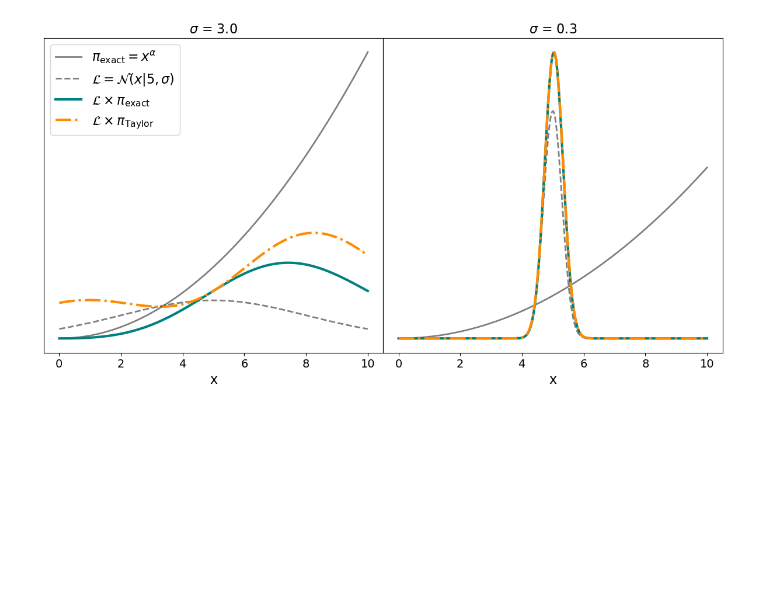
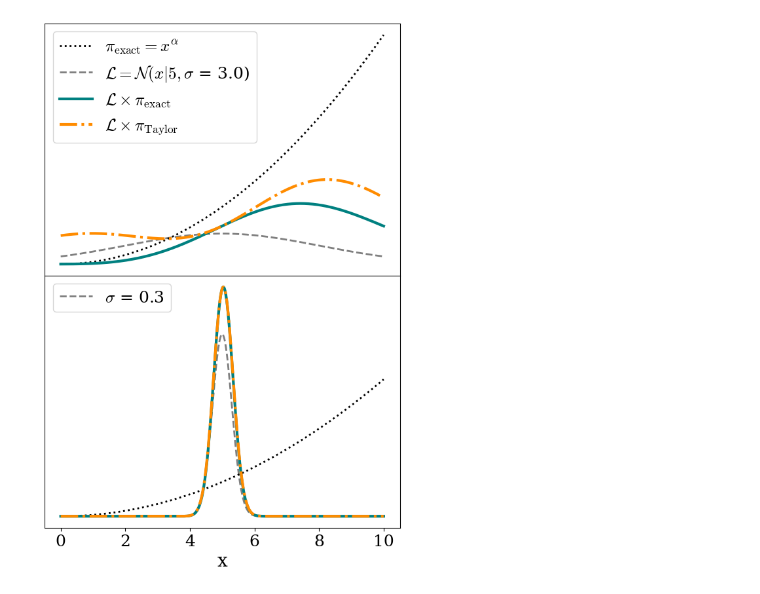
Before and after one commit to perturber/Hierarchical, a Jupyter notebook: plots/visual_taylorexpansion.ipynb, the cells around one changed output. Saved outputs shown, nothing was run; the diff lists cells and outputs as text; code cells hidden in the pictures; blank space fills up the shorter version.

```diff
--- a/plots/visual_taylorexpansion.ipynb
+++ b/plots/visual_taylorexpansion.ipynb
@@ -2,43 +2,58 @@
 import numpy as np
 import matplotlib.pyplot as plt
 from scipy.stats import norm
+plt.rcParams["font.family"] = "serif"
+plt.rcParams["mathtext.fontset"] = "cm"  # cm = Computer Modern
 # %%
 def prior(x, alpha):
     return x ** alpha
 
 def prior_taylor(x, x_hat, alpha):
     return (x_hat ** alpha) + ((x - x_hat) * alpha * x_hat ** (alpha - 1)) + ((x - x_hat) ** 2 * alpha ** 2 * x_hat ** (alpha - 2))
 
 def likelihood(x, x_hat, sigma):
     return norm.pdf(x, loc=x_hat, scale=sigma)
 
 alpha = 2.0
 x_hat = 5.0
 sigma = [3e0, 3e-1]
 x = np.linspace(0.001,10,1000)
 
-fig, axs = plt.subplots(1,2,figsize=(15,7))
+fig, axs = plt.subplots(2,1,figsize=(7,10))
 
 prior_x = prior(x,alpha) * (x[-1] - x[0])/len(x)#/np.sum(prior(x,alpha))
 prior_taylor_x = prior_taylor(x, x_hat, alpha)* (x[-1] - x[0])/len(x) #/np.sum(prior_taylor(x, x_hat, alpha))
 
 for i in range(len(sigma)):
     likelihood_x = likelihood(x,x_hat,sigma[i])#/np.sum(likelihood(x,x_hat,sigma[i]))
 
-    axs[i].plot(x, prior_x, color='black', linewidth=2,alpha=0.5, label=r'$\pi_{\rm exact} = x^\alpha$')
-    axs[i].plot(x, likelihood_x, color='black', linewidth=2,linestyle='--', alpha=0.5, label = r'$\mathcal{L} = \mathcal{N}(x|5, \sigma)$')
-    axs[i].plot(x, 5 * prior_x * likelihood_x, color='teal', linewidth=3, label=r'$\mathcal{L}\times \pi_{\rm exact}$')
-    axs[i].plot(x, 5 * prior_taylor_x * likelihood_x, color='darkorange',linewidth=3, linestyle='-.', label=r'$\mathcal{L}\times \pi_{\rm Taylor}$')
-    axs[i].set_title(r"$\sigma$"+f" = {sigma[i]}", fontsize = 16)
+    if i == 0:
+        axs[i].plot(x, prior_x, color='black', linewidth=2,linestyle=':',alpha=1.0, label=r'$\pi_{\rm exact} = x^\alpha$')
+        axs[i].plot(x, likelihood_x, color='black', linewidth=2,linestyle='--', alpha=0.5, label = r'$\mathcal{L} = \mathcal{N}(x|5,\sigma$'+f' = {sigma[i]})')
+        axs[i].plot(x, 5 * prior_x * likelihood_x, color='teal', linewidth=3, label=r'$\mathcal{L}\times \pi_{\rm exact}$')
+        axs[i].plot(x, 5 * prior_taylor_x * likelihood_x, color='darkorange',linewidth=3, linestyle='-.', label=r'$\mathcal{L}\times \pi_{\rm Taylor}$')
+        #axs[i].set_title(r"$\sigma$"+f" = {sigma[i]}", fontsize = 20)
 
-    axs[i].set_xlabel('x', fontsize=16)
-    axs[i].set_yticks([])
-    #axs[i].set_xlim([4,6])
-    axs[i].tick_params(axis='x', labelsize=14)
+        axs[i].set_xlabel('x', fontsize=20)
+        axs[i].set_yticks([])
+        #axs[i].set_xlim([4,6])
+        axs[i].tick_params(axis='x', labelsize=18)
+    else:
+        axs[i].plot(x, prior_x, color='black', linewidth=2,linestyle=':',alpha=1.0)
+        axs[i].plot(x, likelihood_x, color='black', linewidth=2,linestyle='--', alpha=0.5, label = r'$\sigma$'+f' = {sigma[i]}')
+        axs[i].plot(x, 5 * prior_x * likelihood_x, color='teal', linewidth=3)
+        axs[i].plot(x, 5 * prior_taylor_x * likelihood_x, color='darkorange',linewidth=3, linestyle='-.')
+        #axs[i].set_title(r"$\sigma$"+f" = {sigma[i]}", fontsize = 20)
 
-axs[0].legend(fontsize=16)
+        axs[i].set_xlabel('x', fontsize=20)
+        axs[i].set_yticks([])
+        #axs[i].set_xlim([4,6])
+        axs[i].tick_params(axis='x', labelsize=18)
+
+    axs[i].legend(fontsize=18,loc=2)
 plt.subplots_adjust(wspace=0, hspace=0)
 plt.savefig('visual_taylorprior.png',dpi=300,bbox_inches='tight',transparent=False)
+plt.savefig('visual_taylorprior.pdf',dpi=300,bbox_inches='tight',transparent=False)
 plt.show()
 # %% [output]
-[figure, old version]
+[figure, new version]
```
Also changed, not shown: 18 other files.
